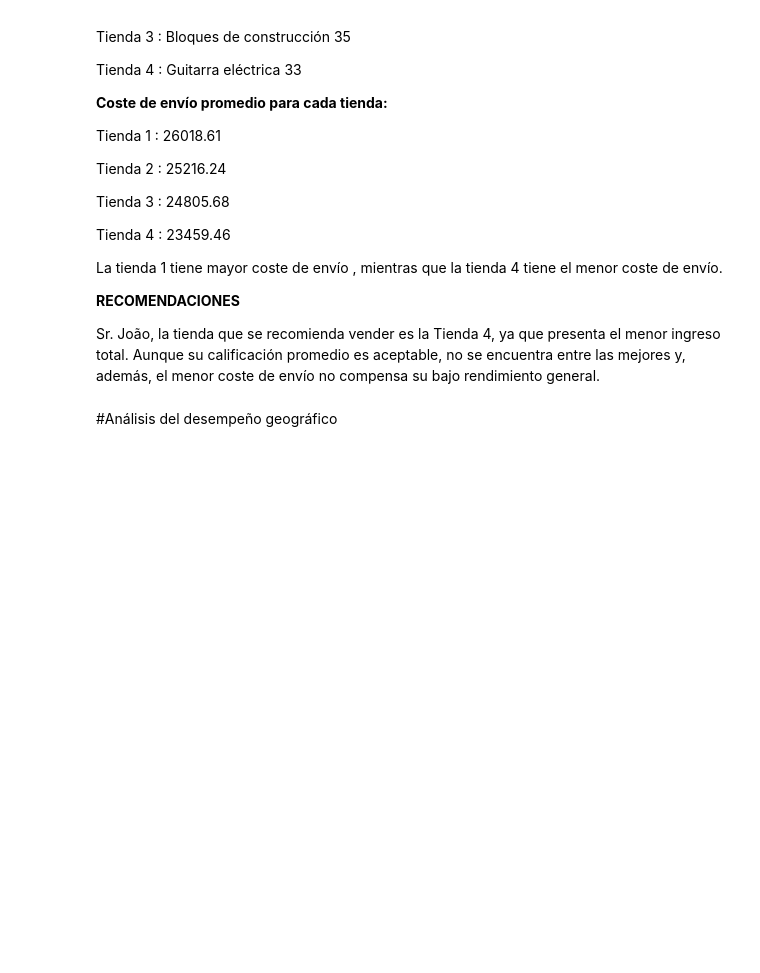
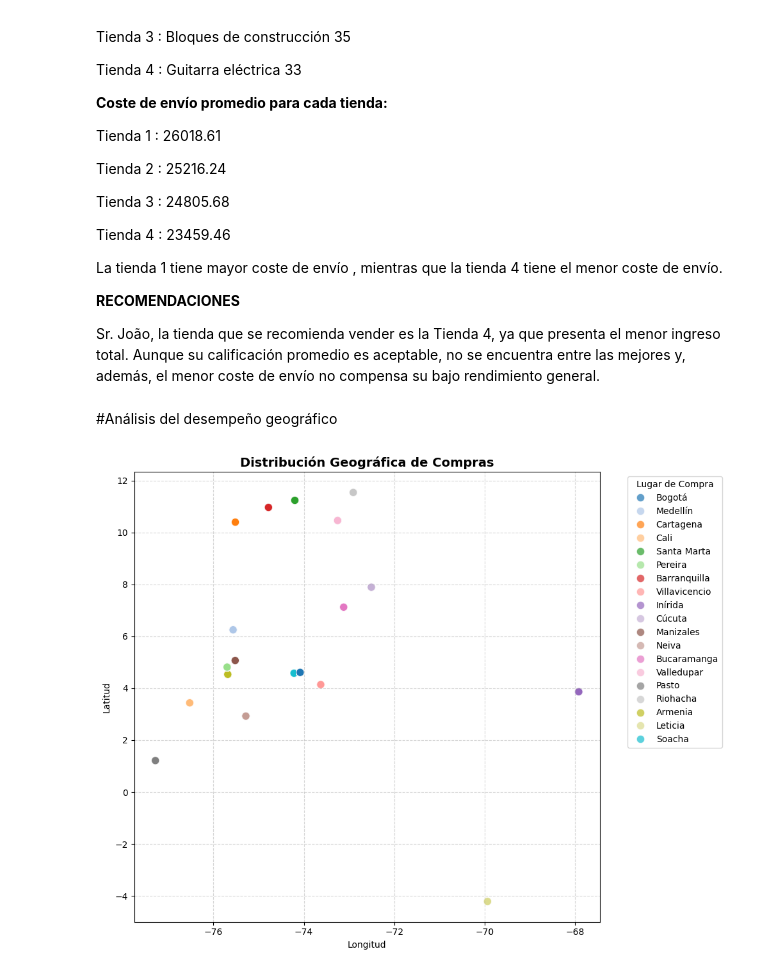
Before and after one commit to rluzav/challenge-alura-store-latam, a Jupyter notebook: Challenge-AluraStoreLatam.ipynb, the cells around one changed output. Cells and saved outputs as stored; diff of their text form; code cells hidden in the pictures; blank space fills up the shorter version.

```diff
--- a/Challenge-AluraStoreLatam.ipynb
+++ b/Challenge-AluraStoreLatam.ipynb
@@ -528,0 +615,34 @@ Análisis del desempeño geográfico
+# %%
+#plt.figure(figsize=(10, 8))
+#sns.scatterplot(x='lon', y='lat', data=tienda_total, hue='Lugar de Compra', s=100, alpha=0.7)
+#plt.title('Distribución Geográfica de Compras ')
+#plt.xlabel('Longitud')
+#plt.ylabel('Latitud')
+#plt.grid(True, linestyle='--', alpha=0.7)
+#plt.legend(bbox_to_anchor=(1.05, 1), loc='upper left')
+#plt.tight_layout()
+#plt.show()
+
+import seaborn as sns
+import matplotlib.pyplot as plt
+
+tienda_total = pd.concat([tienda,tienda2,tienda3,tienda4],ignore_index=True)
+
+plt.figure(figsize=(10, 8))
+sns.scatterplot(
+    x='lon', y='lat',
+    data=tienda_total,
+    hue='Lugar de Compra',
+    palette='tab20',   # paleta profesional con hasta 20 colores
+    s=80, alpha=0.7
+)
+
+plt.title('Distribución Geográfica de Compras', fontsize=14, fontweight='bold')
+plt.xlabel('Longitud')
+plt.ylabel('Latitud')
+plt.grid(True, linestyle='--', alpha=0.5)
+plt.legend(bbox_to_anchor=(1.05, 1), loc='upper left', title='Lugar de Compra')
+plt.tight_layout()
+plt.show()
+# %% [output]
+[figure, added]
```
Also changed, not shown: parts of 8 cells of this notebook.
